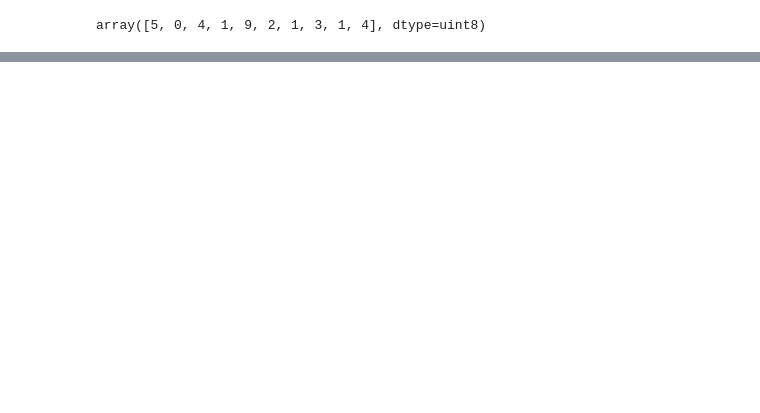
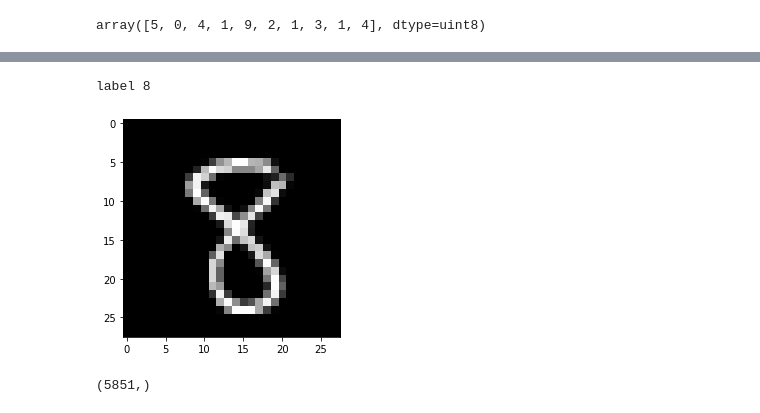
Before and after one commit to CamK2/ComputerVision, a Jupyter notebook: Machine_Learning_Intro.ipynb, the cells around one changed output, grey strips where cells are left out. Cells and saved outputs as stored; diff of their text form; code cells hidden in the pictures; blank space fills up the shorter version.

```diff
--- a/Machine_Learning_Intro.ipynb
+++ b/Machine_Learning_Intro.ipynb
@@ -128,0 +124,19 @@ x8_train[0,:,:].sum()
+# %%
+x8_train = x_train[y_train ==8,:,:]
+y8_train = y_train[y_train ==8]
+x1_train = x_train[y_train ==1,:,:]
+y1_train = y_train[y_train ==1]
+# %%
+x_train[0,:,:]
+plt.imshow(x8_train[10,:,:], cmap = plt.get_cmap('gray'))
+print('label', y8_train[10])
+# %% [output]
+label 8
+[figure, added]
+# %%
+x1_sum = x1_train.sum(axis=1).sum(axis=1)
+x8_sum = x8_train.sum(axis=1).sum(axis=1)
+x1_sum.shape
+x8_sum.shape
+# %% [output]
+(5851,)
```
Also changed, not shown: parts of 5 cells of this notebook.
